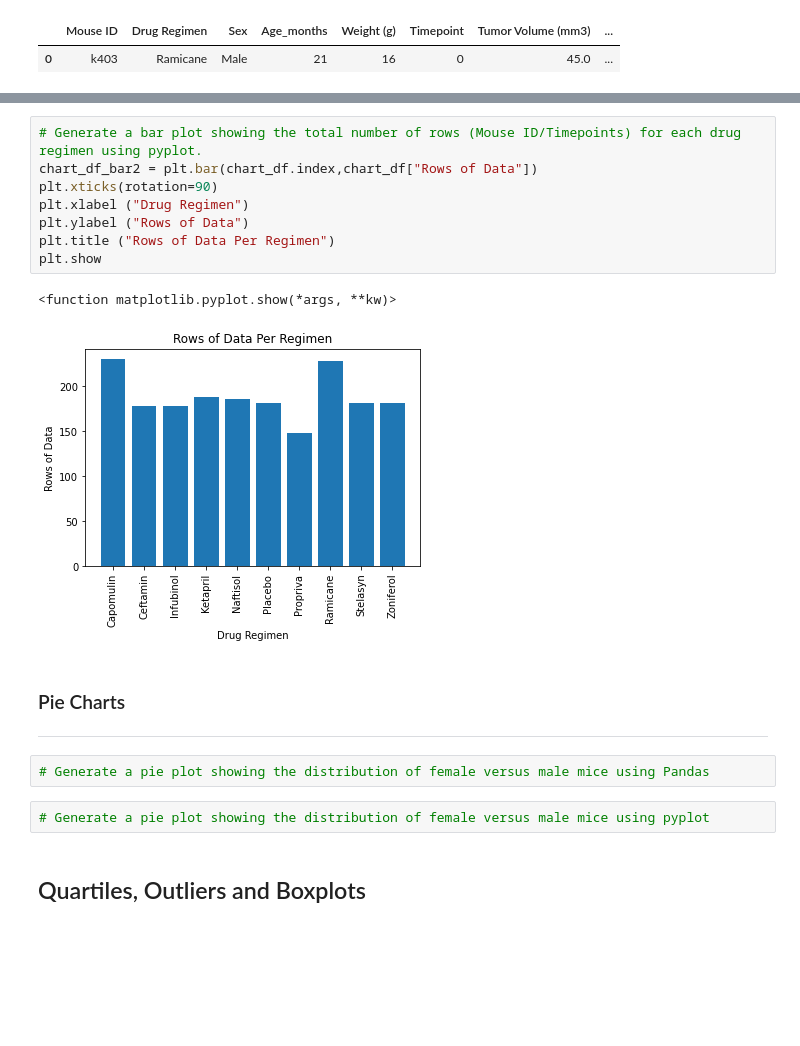
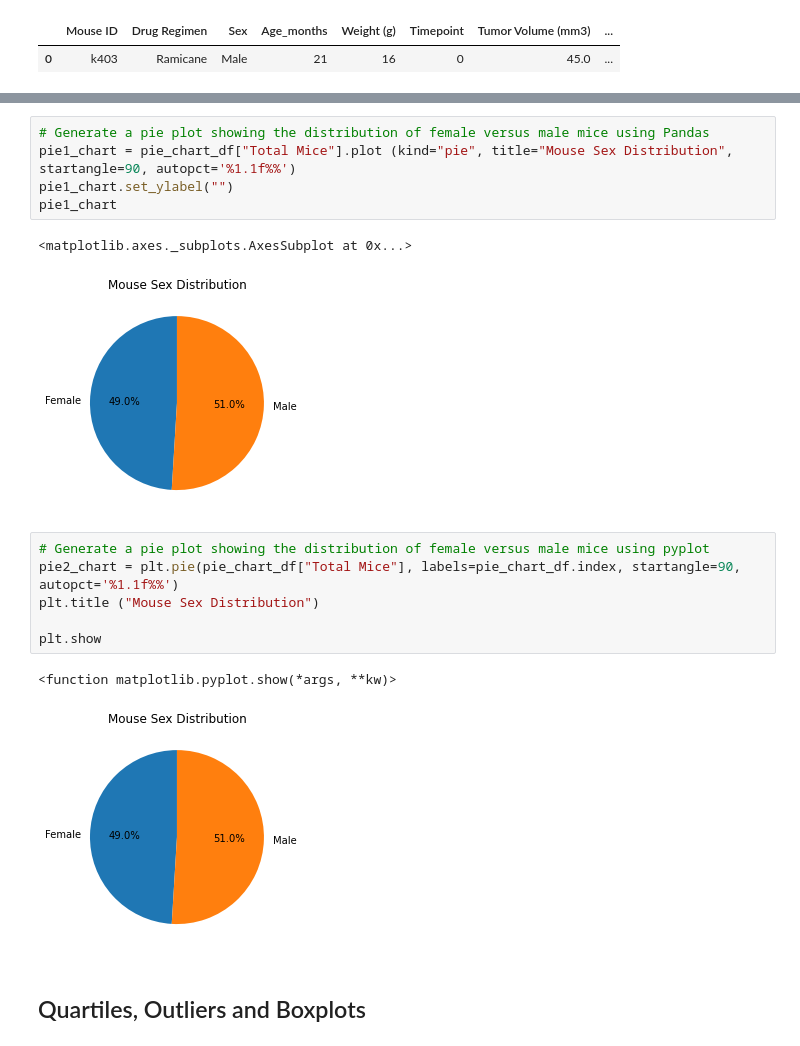
Before and after one commit to cwolf1424/Matplotlib_Challenge, a Jupyter notebook: Starter_Code/Pymaceuticals/pymaceuticals_starter.ipynb, the cells around one changed output, grey strips where cells are left out. Drawn from its saved outputs; the diff is of its cells as text; blank space fills up the shorter version.

```diff
--- a/Starter_Code/Pymaceuticals/pymaceuticals_starter.ipynb
+++ b/Starter_Code/Pymaceuticals/pymaceuticals_starter.ipynb
@@ -217,21 +242,20 @@ chart_df_bar1
-# %%
-# Generate a bar plot showing the total number of rows (Mouse ID/Timepoints) for each drug regimen using pyplot.
-chart_df_bar2 = plt.bar(chart_df.index,chart_df["Rows of Data"])
-plt.xticks(rotation=90)
-plt.xlabel ("Drug Regimen")
-plt.ylabel ("Rows of Data")
-plt.title ("Rows of Data Per Regimen")
-plt.show
-# %% [output]
-<function matplotlib.pyplot.show(*args, **kw)>
-[figure, removed]
-# %% [markdown]
-### Pie Charts
--------
 # %%
 # Generate a pie plot showing the distribution of female versus male mice using Pandas
+pie1_chart = pie_chart_df["Total Mice"].plot (kind="pie", title="Mouse Sex Distribution", startangle=90, autopct='%1.1f%%')
+pie1_chart.set_ylabel("")
+pie1_chart
+# %% [output]
+<matplotlib.axes._subplots.AxesSubplot at 0x...>
+[figure, added]
 # %%
 # Generate a pie plot showing the distribution of female versus male mice using pyplot
+pie2_chart = plt.pie(pie_chart_df["Total Mice"], labels=pie_chart_df.index, startangle=90, autopct='%1.1f%%')
+plt.title ("Mouse Sex Distribution")
+
+plt.show
+# %% [output]
+<function matplotlib.pyplot.show(*args, **kw)>
+[figure, added]
 # %% [markdown]
 ## Quartiles, Outliers and Boxplots
 # %%
```
Also changed, not shown: parts of 6 cells of this notebook, 1 other file.
